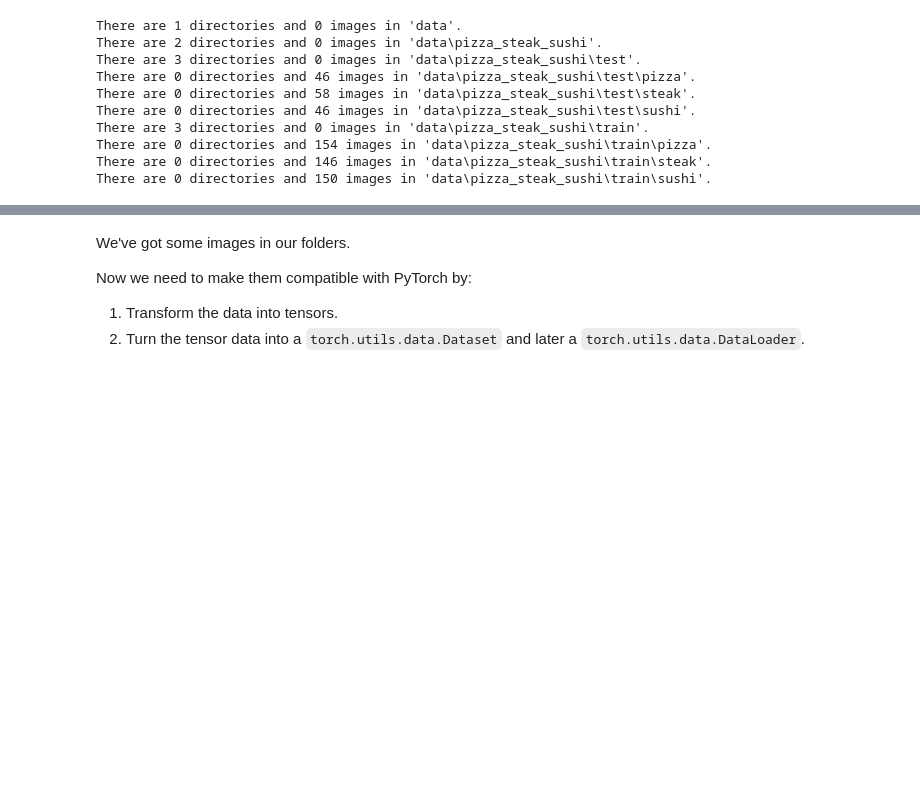
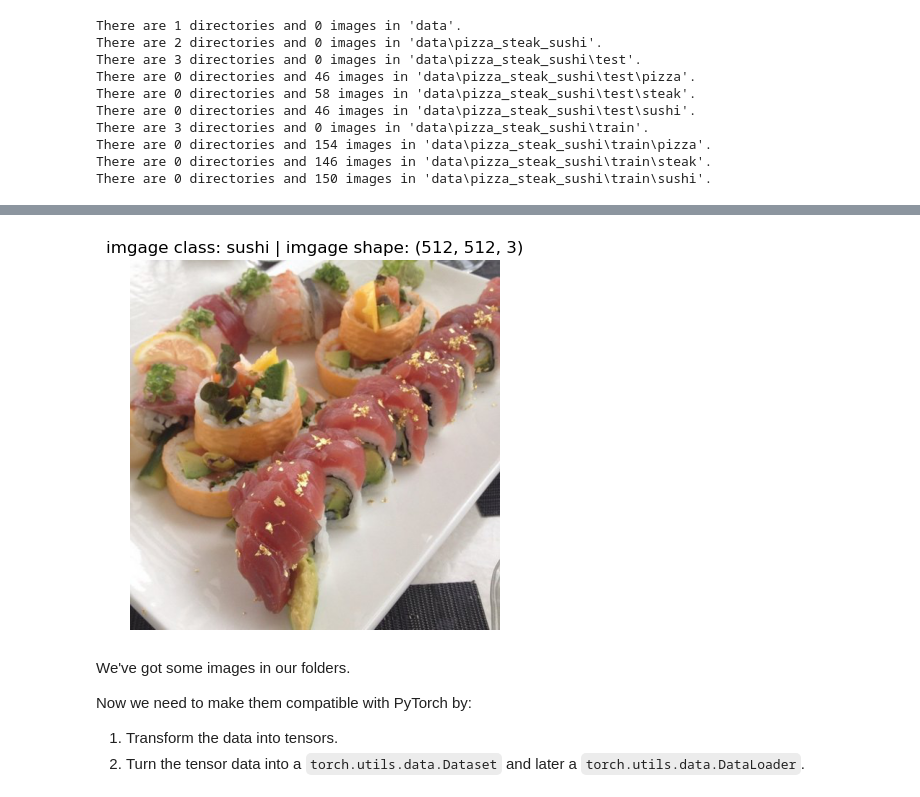
Before and after one commit to Muhammad-Shah/deep_leaning_with_pytorch, a Jupyter notebook: Exercise/04_pytorch_custom_datasets_exercises.ipynb, the cells around one changed output, grey strips where cells are left out. Cells and saved outputs as stored; diff of their text form; code cells hidden in the pictures; blank space fills up the shorter version.

```diff
--- a/Exercise/04_pytorch_custom_datasets_exercises.ipynb
+++ b/Exercise/04_pytorch_custom_datasets_exercises.ipynb
@@ -178,6 +189,15 @@ Image width: 289
 # %%
 # Do the image visualization with matplotlib
-import matplotlib.pyplot as plt
+# import matplotlib.pyplot as plt
+# %conda install matplotlib
+
+img = plt.imread(random_image_path)
+plt.imshow(img)
+plt.title(f'imgage class: {image_class} | imgage shape: {img.shape}')
+plt.axis(False)
+plt.show()
+# %% [output]
+[figure, added]
 # %% [markdown]
 We've got some images in our folders.
 
```
Also changed, not shown: parts of 13 cells of this notebook, 1 other file.
